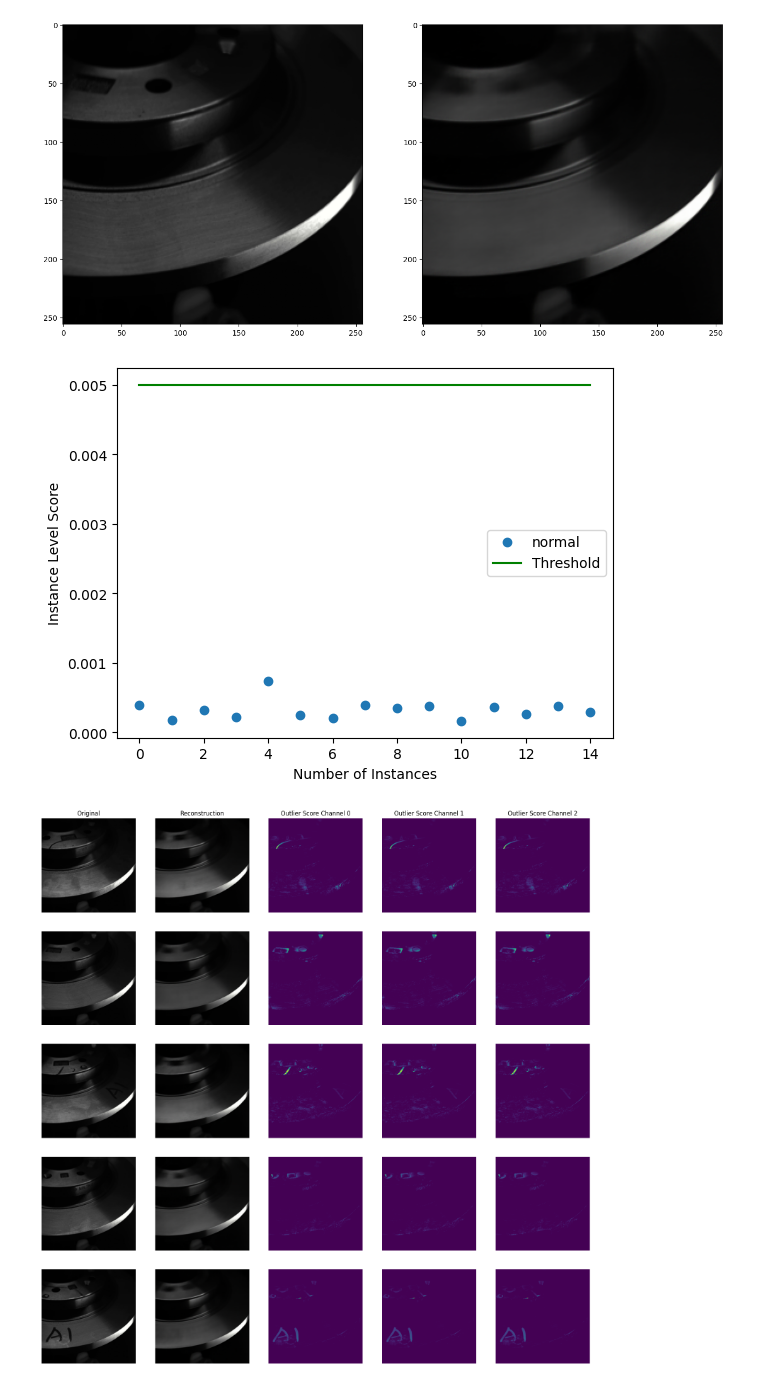
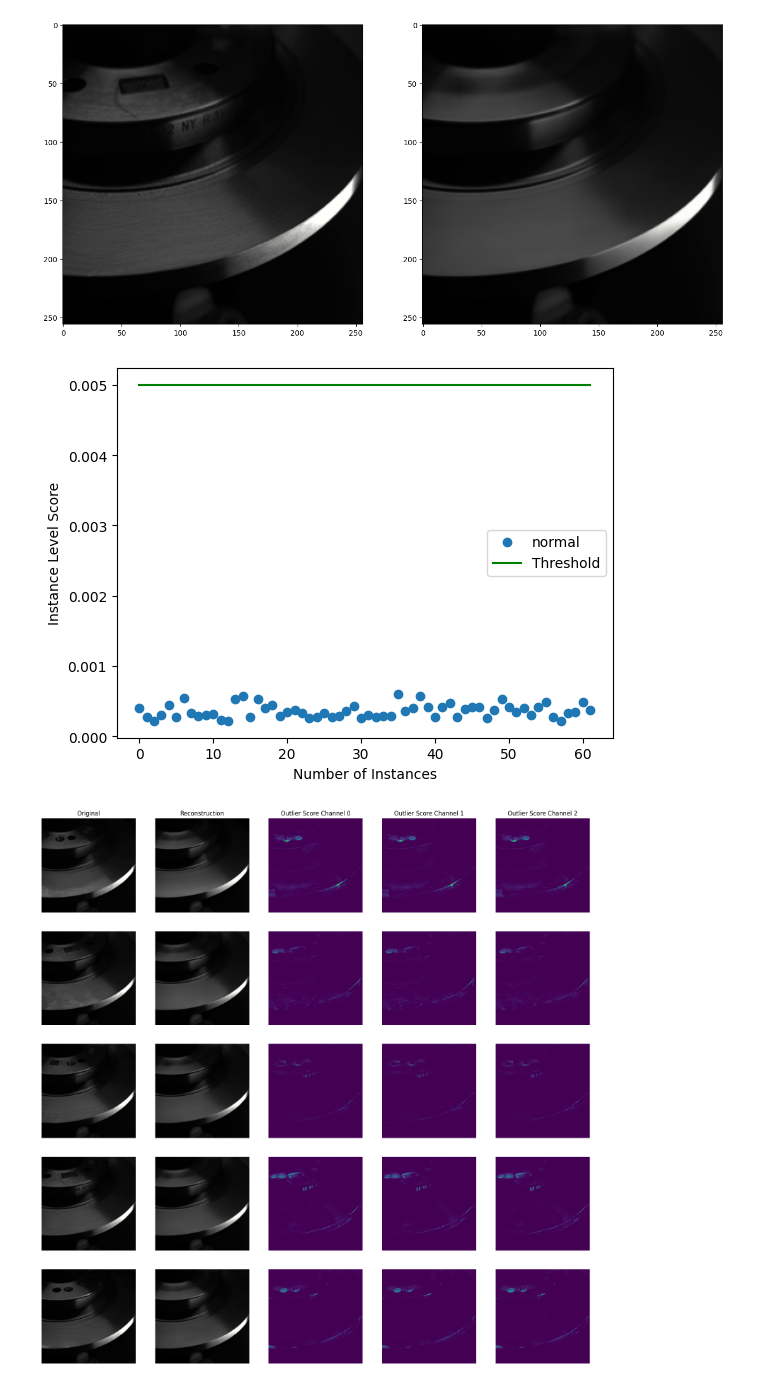
Before and after one commit to hyunsungKR/alibi-detect_test, a Jupyter notebook: test.ipynb, the cells around one changed output. Drawn from its saved outputs; the diff is of its cells as text; code cells hidden in the pictures.

```diff
--- a/test.ipynb
+++ b/test.ipynb
@@ -14,7 +14,7 @@ from glob import glob
 # %% [output]
 2.9.3
 # %%
-img_list = glob('C:\\Users\\LEE CHANG YOUNG\\Documents\\GitHub\\alibi-detect_test\\ng\\*.jpg')
+img_list = glob('C:\\Users\\LEE CHANG YOUNG\\Documents\\GitHub\\alibi-detect_test\\ok\\*.jpg')
 # %%
 len(img_list)
 # %% [output]
@@ -102,5 +102,5 @@ print(tf.__version__)
 2.9.3
 # %%
 # %% Training
-od.fit(x_train, epochs=150,batch_size=8, verbose=True)
+od.fit(x_train, epochs=30,batch_size=8, verbose=True)
 # %% [output]
@@ -142,15 +142,15 @@ target = np.zeros(x_val.shape[0], ).astype(int)
 labels = ['normal', 'outlier']
 plot_instance_score(od_preds, target, labels, od.threshold)
 # %% [output]
-[figure, old version]
+[figure, new version]
 # %%
 # %% Reconstruct Validation Images
 x_recon = od.vae(x_val).numpy()
 
 plot_feature_outlier_image(od_preds, x_val, X_recon=x_recon, max_instances=5, outliers_only=False)
 
 # %% Outliers(존재한다면)
-plot_feature_outlier_image(od_preds, x_val, X_recon=x_recon, max_instances=5, outliers_only=True)
+# plot_feature_outlier_image(od_preds, x_val, X_recon=x_recon, max_instances=5, outliers_only=True)
 # %% [output]
-[figure, old version]
+[figure, new version]
 # %%
```
Also changed, not shown: parts of 12 cells of this notebook.
